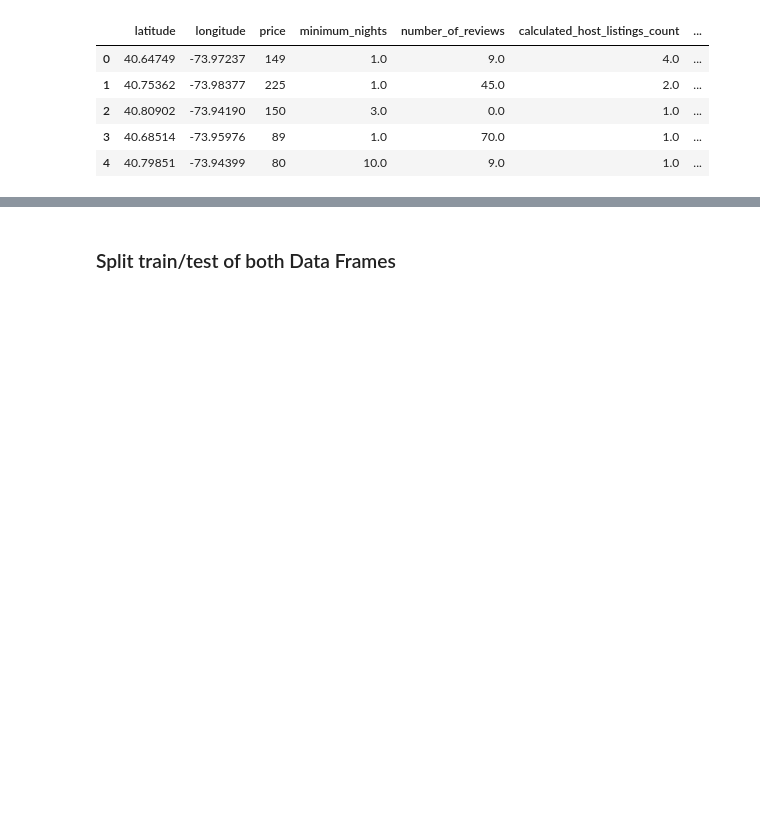
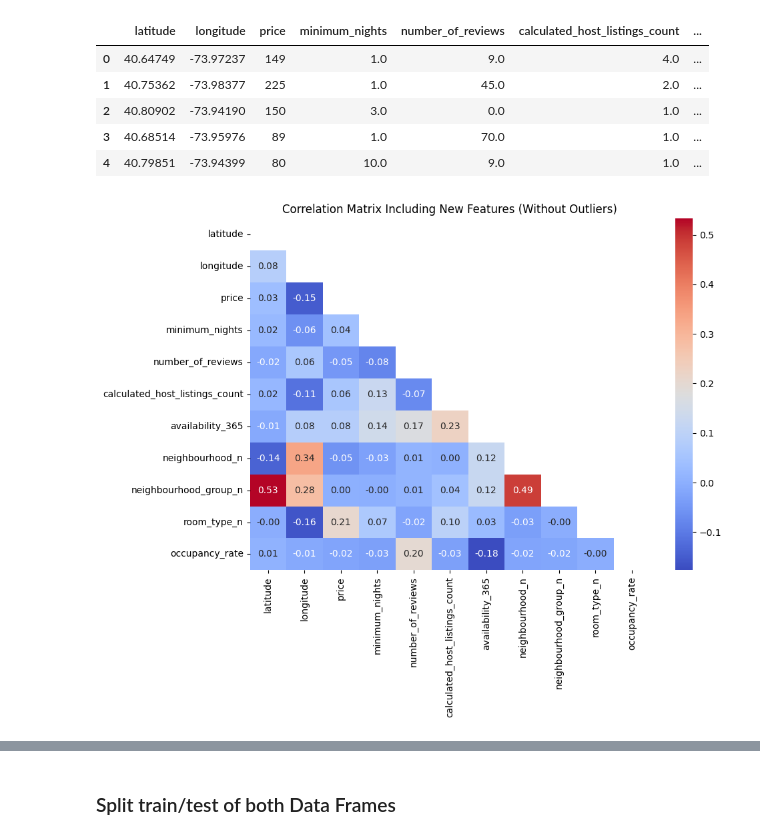
Before and after one commit to RitaViegas/RitaViegas---machine-learning-python-template, a Jupyter notebook: src/explore.ipynb, the cells around one changed output, grey strips where cells are left out. Cells and saved outputs as stored; diff of their text form; code cells hidden in the pictures; blank space fills up the shorter version.

```diff
--- a/src/explore.ipynb
+++ b/src/explore.ipynb
@@ -580,10 +586,6 @@ Creating the new variables in both DataFrames (df_with_outliers and df_without_o
 # Creating "Occupancy rate" variable
 df_with_outliers['occupancy_rate'] = (df_with_outliers['number_of_reviews'] / df_with_outliers['availability_365']) * 100
 df_without_outliers['occupancy_rate'] = (df_without_outliers['number_of_reviews'] / df_without_outliers['availability_365']) * 100
-
-# Creating "Estimated revenue" variable
-df_with_outliers['estimated_revenue'] = df_with_outliers['price'] * df_with_outliers['availability_365']
-df_without_outliers['estimated_revenue'] = df_without_outliers['price'] * df_without_outliers['availability_365']
 # %%
 df_with_outliers.head()
 # %% [output]
@@ -602,3 +604,11 @@ df_without_outliers.head()
 | 2 | 40.80902 | -73.94190 | 150 | 3.0 | 0.0 | 1.0 | ... |
 | 3 | 40.68514 | -73.95976 | 89 | 1.0 | 70.0 | 1.0 | ... |
 | 4 | 40.79851 | -73.94399 | 80 | 10.0 | 9.0 | 1.0 | ... |
+# %%
+plt.figure(figsize=(10, 8))
+sns.heatmap(df_with_outliers.corr(), annot=True, fmt=".2f",  cmap="coolwarm", mask= np.triu(df_with_outliers.corr()))
+plt.title("Correlation Matrix Including New Features (Without Outliers)")
+plt.tight_layout()
+plt.show()
+# %% [output]
+[figure, added]
```
Also changed, not shown: parts of 16 cells of this notebook, 9 other files.
